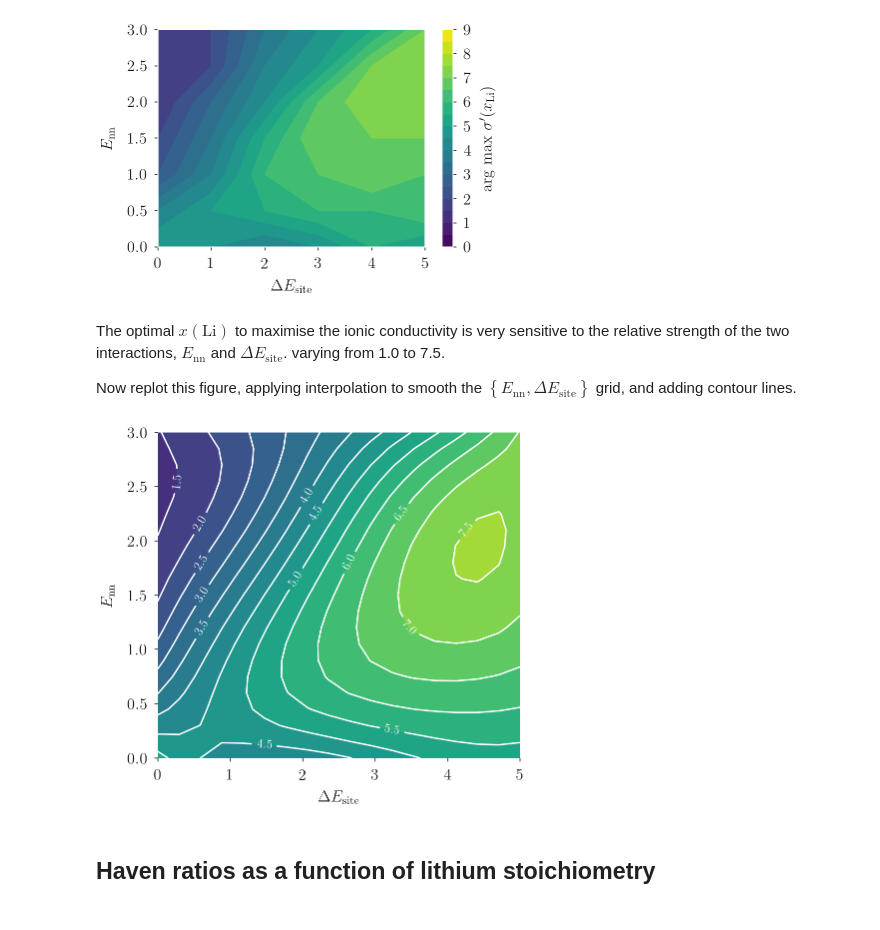
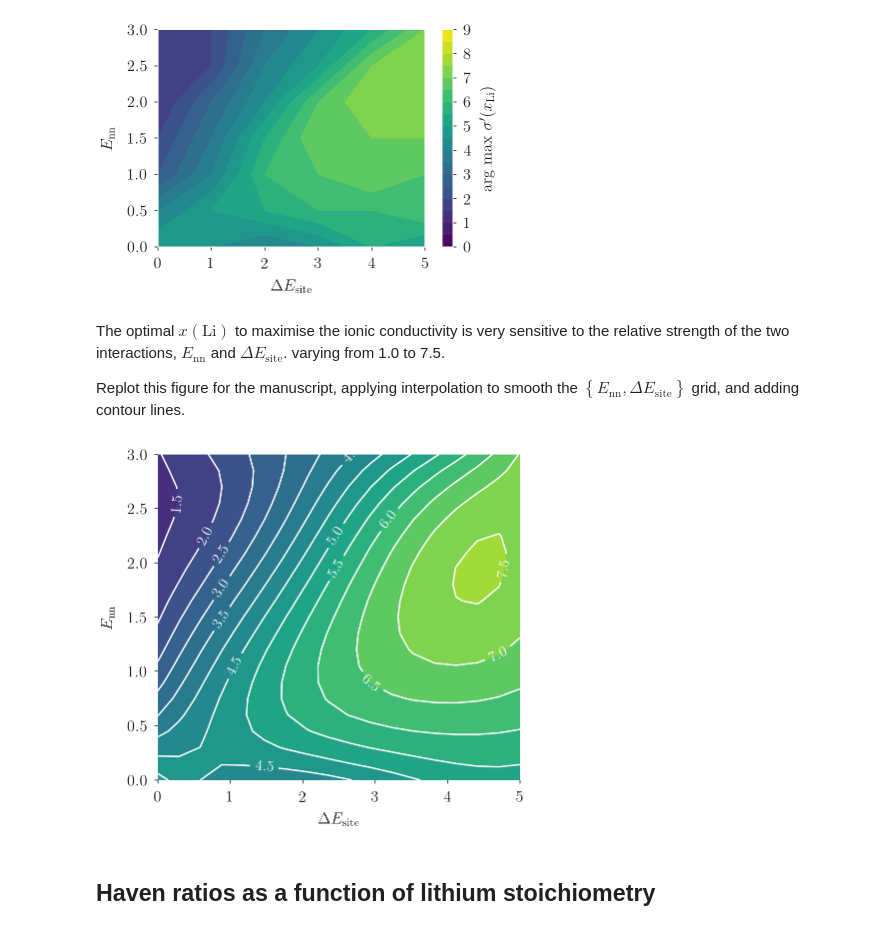
Before and after one commit to bjmorgan/garnet-lgmc-data, a Jupyter notebook: analysis/garnet_LGMC.ipynb, the cells around one changed output. Drawn from its saved outputs; the diff is of its cells as text; code cells hidden in the pictures.

```diff
--- a/analysis/garnet_LGMC.ipynb
+++ b/analysis/garnet_LGMC.ipynb
@@ -429,39 +428,39 @@ plt.show()
 # %% [markdown]
 The optimal $x(\mathrm{Li})$ to maximise the ionic conductivity is very sensitive to the relative strength of the two interactions, $E_\mathrm{nn}$ and $\Delta E_\mathrm{site}$. varying from 1.0 to 7.5.
 
-Now replot this figure, applying interpolation to smooth the $\left\{E_\mathrm{nn}, \Delta E_\mathrm{site}\right\}$ grid, and adding contour lines.
+Replot this figure for the manuscript, applying interpolation to smooth the $\left\{E_\mathrm{nn}, \Delta E_\mathrm{site}\right\}$ grid, and adding contour lines.
 # %%
 def func( group ):
     return group[ group.sigma_eff == group.sigma_eff.max() ]
 
 ndata_pd = data.groupby( [ 'E_nn', 'E_site' ] ).apply( func ).reset_index( drop = True )
 Z = ndata_pd.n_Li.values
 Y = ndata_pd.E_nn.values
 X = ndata_pd.E_site.values
 
 fig = plt.figure(figsize=(6.5, 6))
 ax = fig.add_subplot(111)
 for s in [ 'top', 'bottom', 'left', 'right' ]:
     ax.spines[s].set_visible(False)
 
 xnew, ynew = np.mgrid[0:5.0:18j, 0:3.0:21j]
 tck = interpolate.bisplrep( X, Y, Z, s=3 )
 znew = interpolate.bisplev(xnew[:,0], ynew[0,:], tck)
 
 levels = np.linspace( 0.0, 9.0, 19 )
 
 x,y=np.meshgrid(X, Y)
 ax.set_xlabel( r'$\Delta E_\mathrm{site}$' )
 ax.set_ylabel( r'$E_\mathrm{nn}$' )
 
 cs = plt.contourf(xnew, ynew, znew,
                   interpolation = 'bicubic', levels = levels, cmap = 'viridis' )
 C = plt.contour(xnew, ynew, znew, 9, colors='white', linewidth=.5, levels=levels[::])
-plt.clabel(C, inline=1, fontsize=12, fmt='%1.1f')
+plt.clabel(C, inline=1, fontsize=15, fmt='%1.1f')
 
 fig.savefig( filename = '../figures/max_sigma.pdf' )
 # %% [output]
-[figure, old version]
+[figure, new version]
 # %% [markdown]
 ## Haven ratios as a function of lithium stoichiometry
 # %%
```
Also changed, not shown: parts of 4 cells of this notebook, 11 other files.
